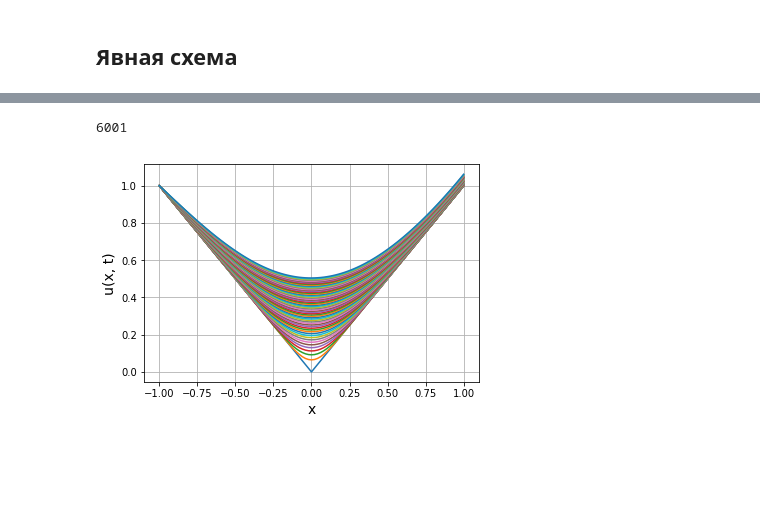
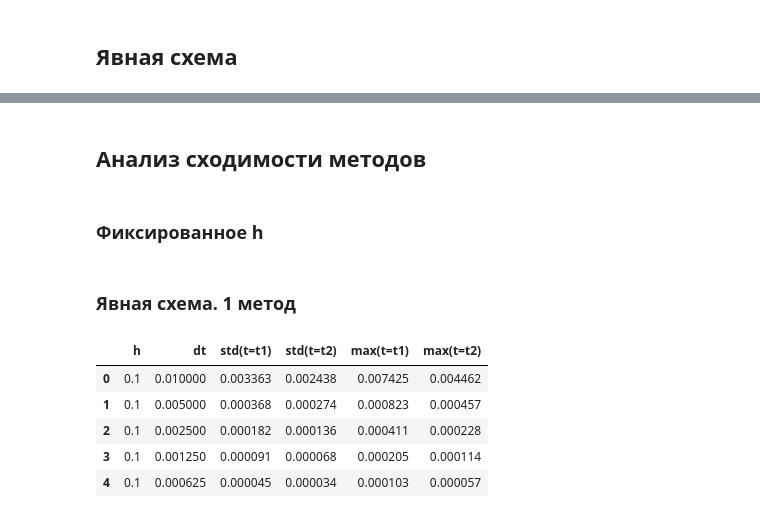
Before and after one commit to edadasko/numerical_analysis, a Jupyter notebook: lab_4.ipynb, the cells around one changed output, grey strips where cells are left out. Saved outputs shown, nothing was run; the diff lists cells and outputs as text; code cells hidden in the pictures; blank space fills up the shorter version.

```diff
--- a/lab_4.ipynb
+++ b/lab_4.ipynb
@@ -79,7 +232,6 @@ def show_plots(x, A):
 N = 100
 h = (b - a) / N
 dt = (((b - a) / N) ** 2) / 6
-
-x_row, t_row, A = explicit_1(h, dt)
+x_row, t_row, A = implicit_2(h, dt)
 show_plots(x_row, A)
 # %% [output]
@@ -127,10 +239,37 @@ def explicit_2(h, dt):
-# %%
-N = 100
-h = (b - a) / N
-dt = (((b - a) / N) ** 2) / 6
-
-x_row, t_row, A = explicit_2(h, dt)
-show_plots(x_row, A)
-# %% [output]
-6001
-[figure, removed]
+# %% [markdown]
+## Анализ сходимости методов
+# %% [markdown]
+### Фиксированное h
+# %%
+import pandas as pd
+
+def fixed_h_statistics(t1, t2, n, h, dt, method):
+    columns = ['h', 'dt', 'std(t=t1)', 'std(t=t2)', 'max(t=t1)', 'max(t=t2)']
+    rows = []
+    for i in range(n):
+        i1 = int(t1/dt)
+        i2 = int(t2/dt)
+        _, _, A = method(h, dt)
+        _, _, B = method(h, dt / 2)
+        diff1, diff2 = A[i1] - B[2*i1], A[i2] - B[2*i2]
+        max_diff1 = max(abs(diff1))
+        max_diff2 = max(abs(diff2))
+        rows.append([h, dt, diff1.std(), diff2.std(), max_diff1, max_diff2])
+        dt /= 2
+    return pd.DataFrame(rows, columns=columns)
+# %%
+t1 = 0.1
+t2 = 0.3
+h = 0.1
+dt = 0.01
+# %% [markdown]
+### Явная схема. 1 метод
+# %%
+fixed_h_statistics(t1, t2, 5, h, dt, explicit_1)
+# %% [output]
+|  | h | dt | std(t=t1) | std(t=t2) | max(t=t1) | max(t=t2) |
+| 0 | 0.1 | 0.010000 | 0.003363 | 0.002438 | 0.007425 | 0.004462 |
+| 1 | 0.1 | 0.005000 | 0.000368 | 0.000274 | 0.000823 | 0.000457 |
+| 2 | 0.1 | 0.002500 | 0.000182 | 0.000136 | 0.000411 | 0.000228 |
+| 3 | 0.1 | 0.001250 | 0.000091 | 0.000068 | 0.000205 | 0.000114 |
+| 4 | 0.1 | 0.000625 | 0.000045 | 0.000034 | 0.000103 | 0.000057 |
```
Also changed, not shown: parts of 31 cells of this notebook.
